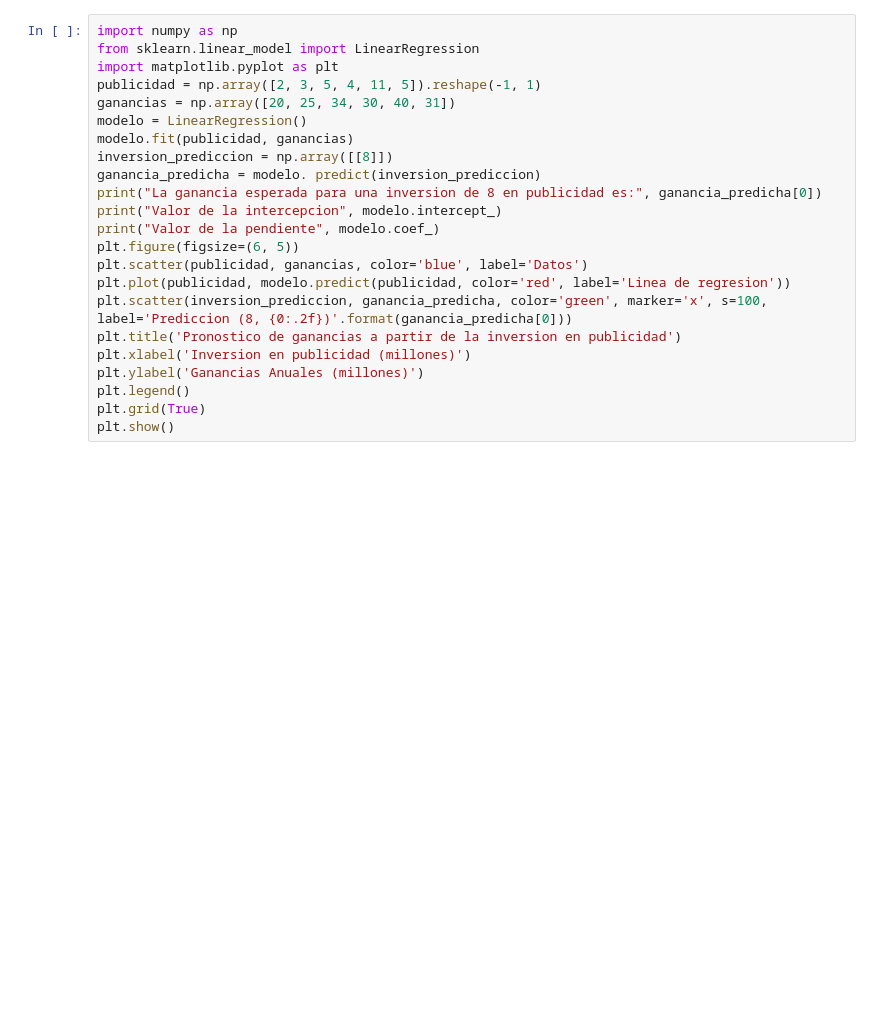
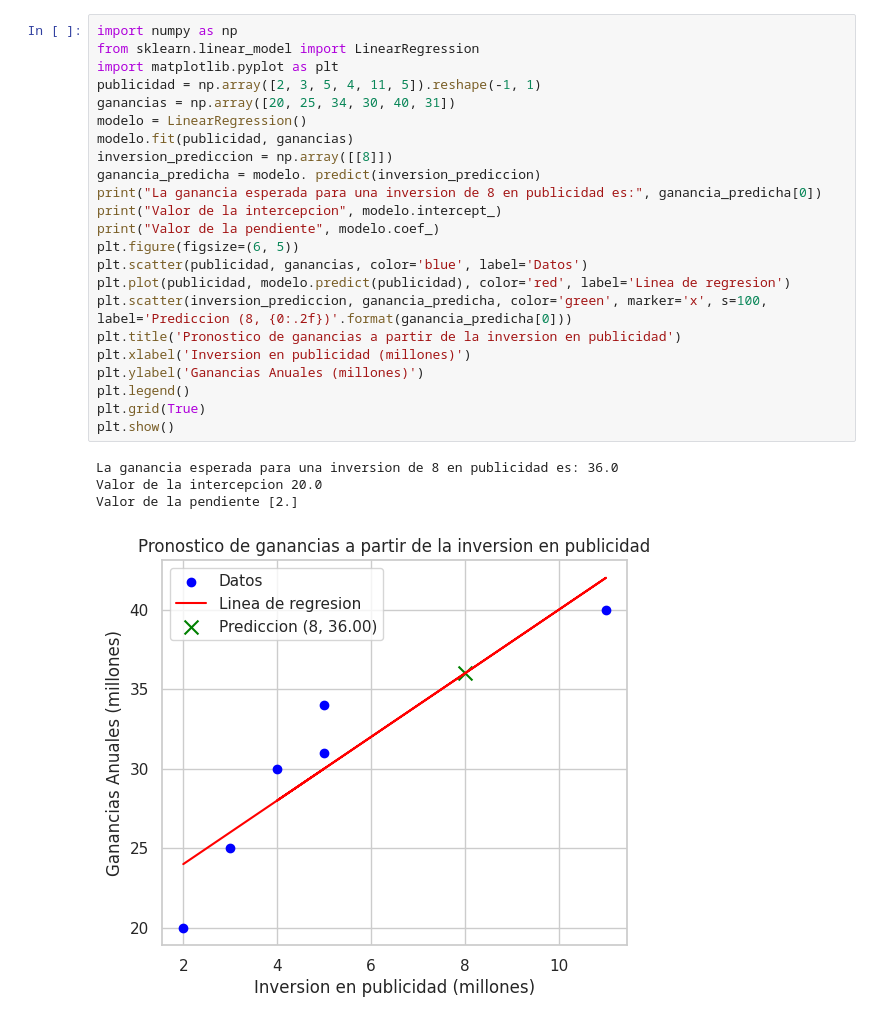
Before and after one commit to Jordy-HK/Probabilidad, a Jupyter notebook: Unidad5/RegresionYCorrelacion.ipynb, the cells around one changed output. Cells and saved outputs as stored; diff of their text form; blank space fills up the shorter version.

```diff
--- a/Unidad5/RegresionYCorrelacion.ipynb
+++ b/Unidad5/RegresionYCorrelacion.ipynb
@@ -41,23 +55,28 @@ plt.show()
 # %%
 import numpy as np
 from sklearn.linear_model import LinearRegression
 import matplotlib.pyplot as plt
 publicidad = np.array([2, 3, 5, 4, 11, 5]).reshape(-1, 1)
 ganancias = np.array([20, 25, 34, 30, 40, 31])
 modelo = LinearRegression()
 modelo.fit(publicidad, ganancias)
 inversion_prediccion = np.array([[8]])
 ganancia_predicha = modelo. predict(inversion_prediccion)
 print("La ganancia esperada para una inversion de 8 en publicidad es:", ganancia_predicha[0])
 print("Valor de la intercepcion", modelo.intercept_)
 print("Valor de la pendiente", modelo.coef_)
 plt.figure(figsize=(6, 5))
 plt.scatter(publicidad, ganancias, color='blue', label='Datos')
-plt.plot(publicidad, modelo.predict(publicidad, color='red', label='Linea de regresion'))
+plt.plot(publicidad, modelo.predict(publicidad), color='red', label='Linea de regresion')
 plt.scatter(inversion_prediccion, ganancia_predicha, color='green', marker='x', s=100, label='Prediccion (8, {0:.2f})'.format(ganancia_predicha[0]))
 plt.title('Pronostico de ganancias a partir de la inversion en publicidad')
 plt.xlabel('Inversion en publicidad (millones)')
 plt.ylabel('Ganancias Anuales (millones)')
 plt.legend()
 plt.grid(True)
 plt.show()
+# %% [output]
+La ganancia esperada para una inversion de 8 en publicidad es: 36.0
+Valor de la intercepcion 20.0
+Valor de la pendiente [2.]
+[figure, added]
```
Also changed, not shown: parts of 5 cells of this notebook.
